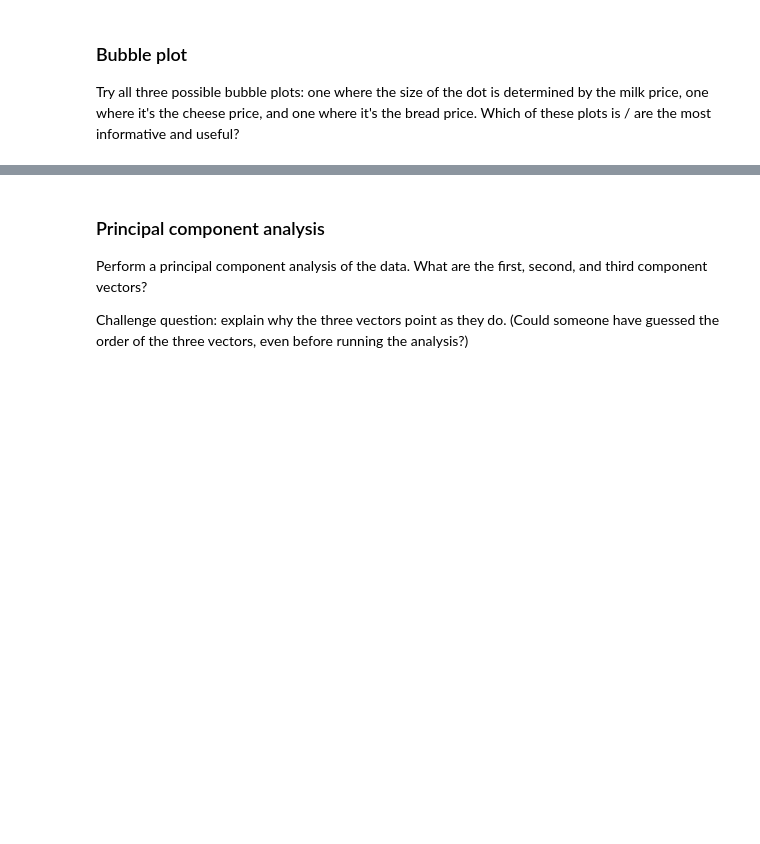
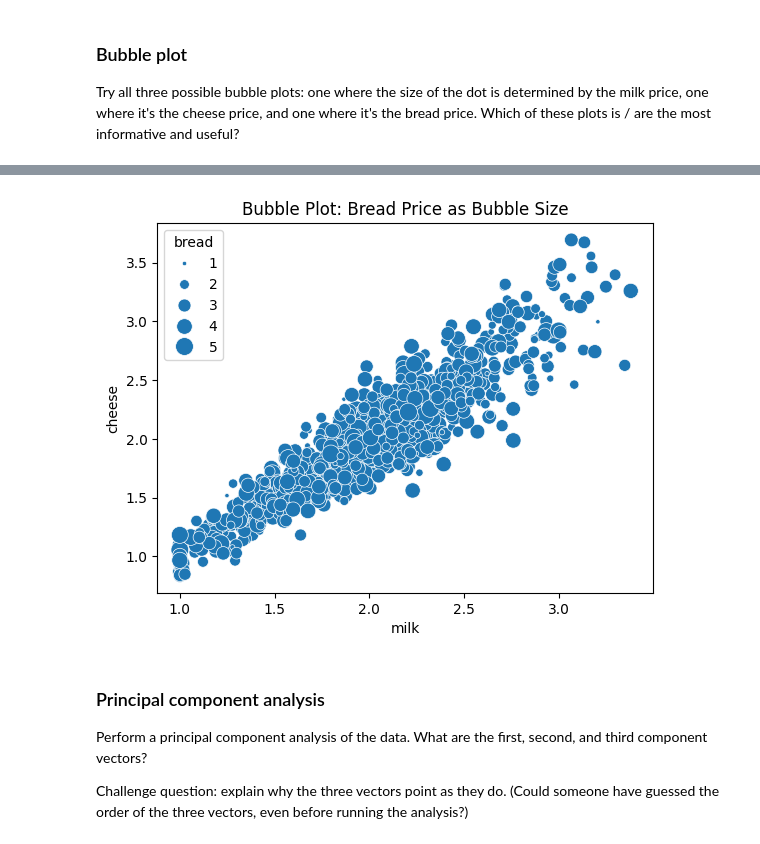
Before and after one commit to Rocking-Priya/2025-spring-B2, a Jupyter notebook: Week8.ipynb, the cells around one changed output, grey strips where cells are left out. Saved outputs shown, nothing was run; the diff lists cells and outputs as text; code cells hidden in the pictures; blank space fills up the shorter version.

```diff
--- a/Week8.ipynb
+++ b/Week8.ipynb
@@ -280,3 +306,9 @@ Try all three possible bubble plots: one where the size of the dot is determined
+# %%
+ax3 = sns.scatterplot(data=df3, x="milk", y="cheese", size="bread", sizes=(10, 200))
+ax3.set_title("Bubble Plot: Bread Price as Bubble Size")
+plt.show()
+# %% [output]
+[figure, added]
 # %% [markdown]
 ### Principal component analysis
 
```
Also changed, not shown: parts of 7 cells of this notebook.
